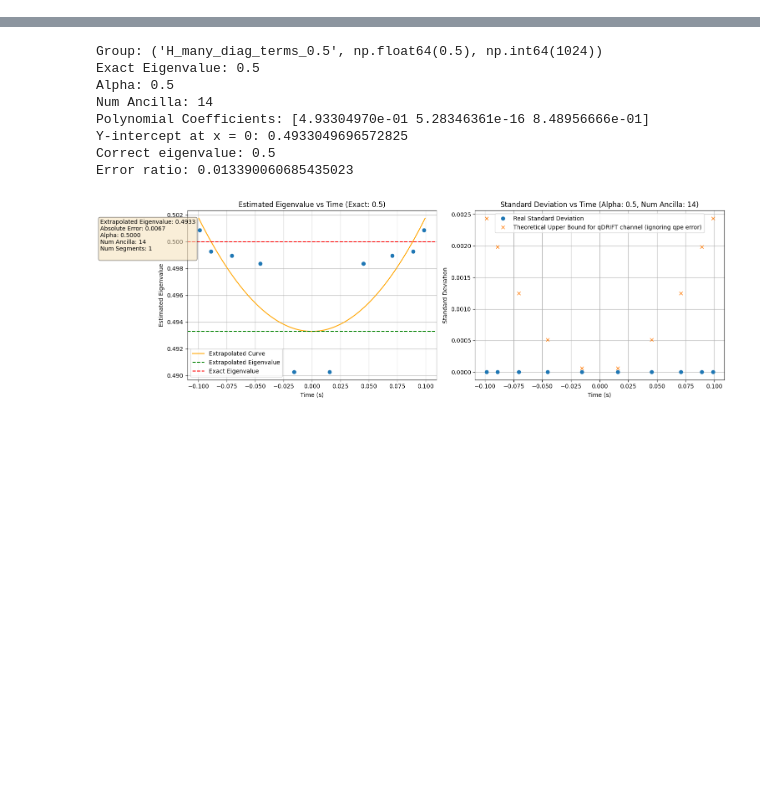
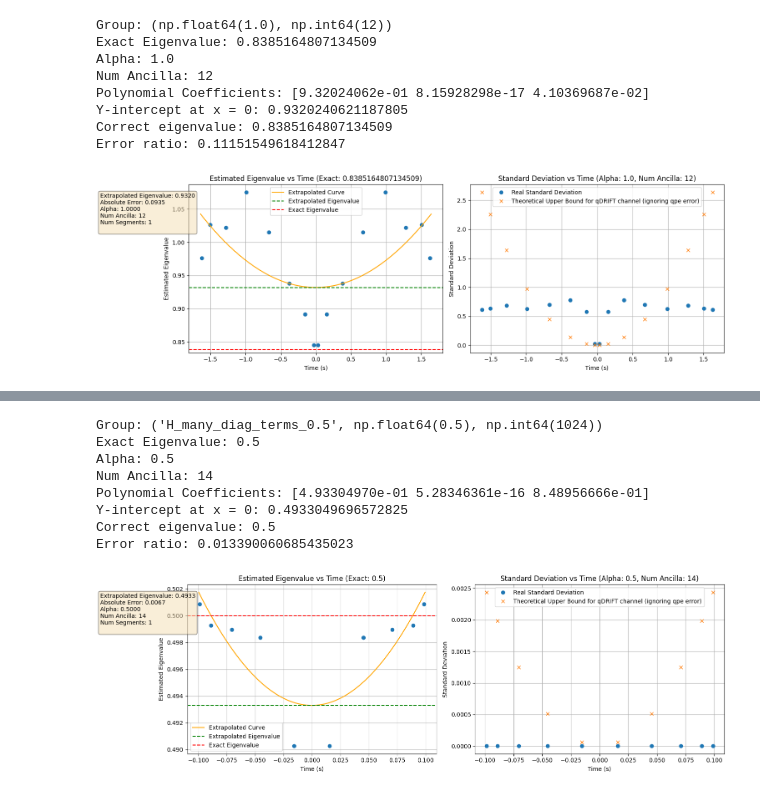
Before and after one commit to Rick0317/qDriftExtraPolation, a Jupyter notebook: results/interp/extrapolation.ipynb, the cells around one changed output, grey strips where cells are left out. Cells and saved outputs as stored; diff of their text form; code cells hidden in the pictures; blank space fills up the shorter version.

```diff
--- a/results/interp/extrapolation.ipynb
+++ b/results/interp/extrapolation.ipynb
@@ -75,3 +76,16 @@ def plot_cheby_extrapolation(groupbys, df, show_stdevs):
         ax1.legend()
         plt.tight_layout()
         plt.show()
+# %%
+df = pd.read_csv("C:\\Users\\rodcs\\Desktop\\my-repos\\qDriftExtraPolation\\qdrift_qpe_fc_parameter_sweep_2025-10-20.csv")
+plot_cheby_extrapolation(["alpha", "num_ancilla"], df, show_stdevs=True)
+# %% [output]
+Group: (np.float64(1.0), np.int64(12))
+Exact Eigenvalue: 0.8385164807134509
+Alpha: 1.0
+Num Ancilla: 12
+Polynomial Coefficients: [9.32024062e-01 8.15928298e-17 4.10369687e-02]
+Y-intercept at x = 0: 0.9320240621187805
+Correct eigenvalue: 0.8385164807134509
+Error ratio: 0.11151549618412847
+[figure, added]
```
Also changed, not shown: parts of 3 cells of this notebook, 5 other files.
